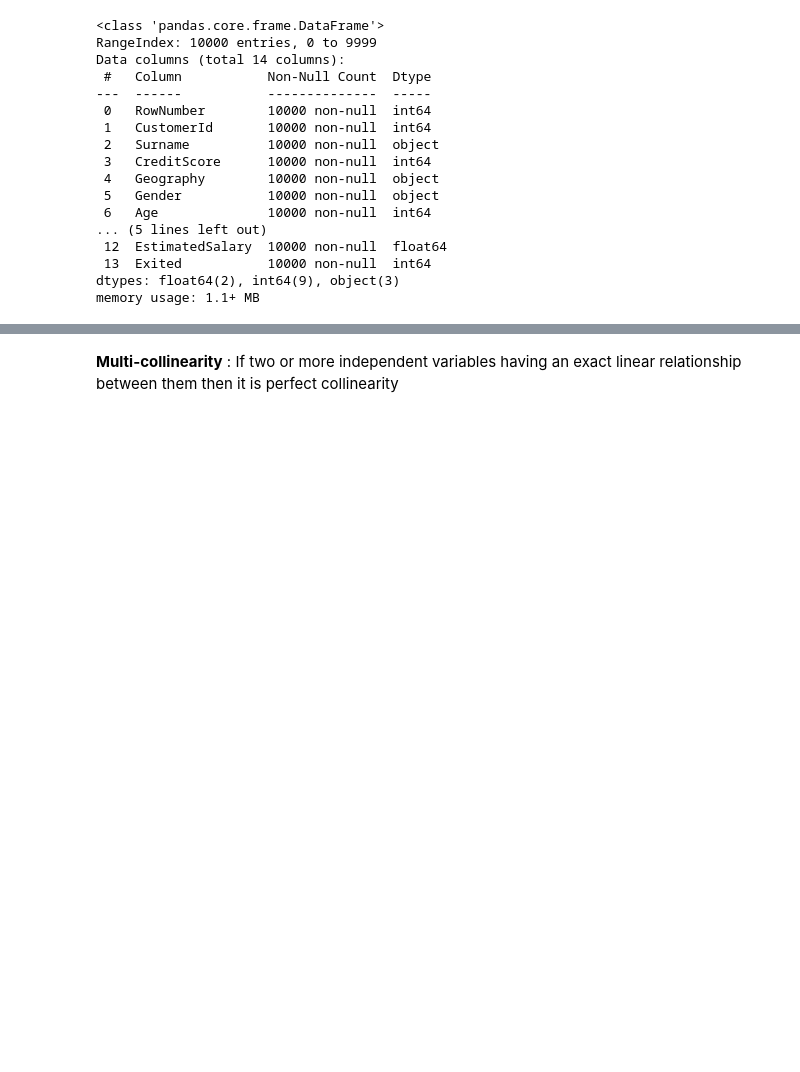
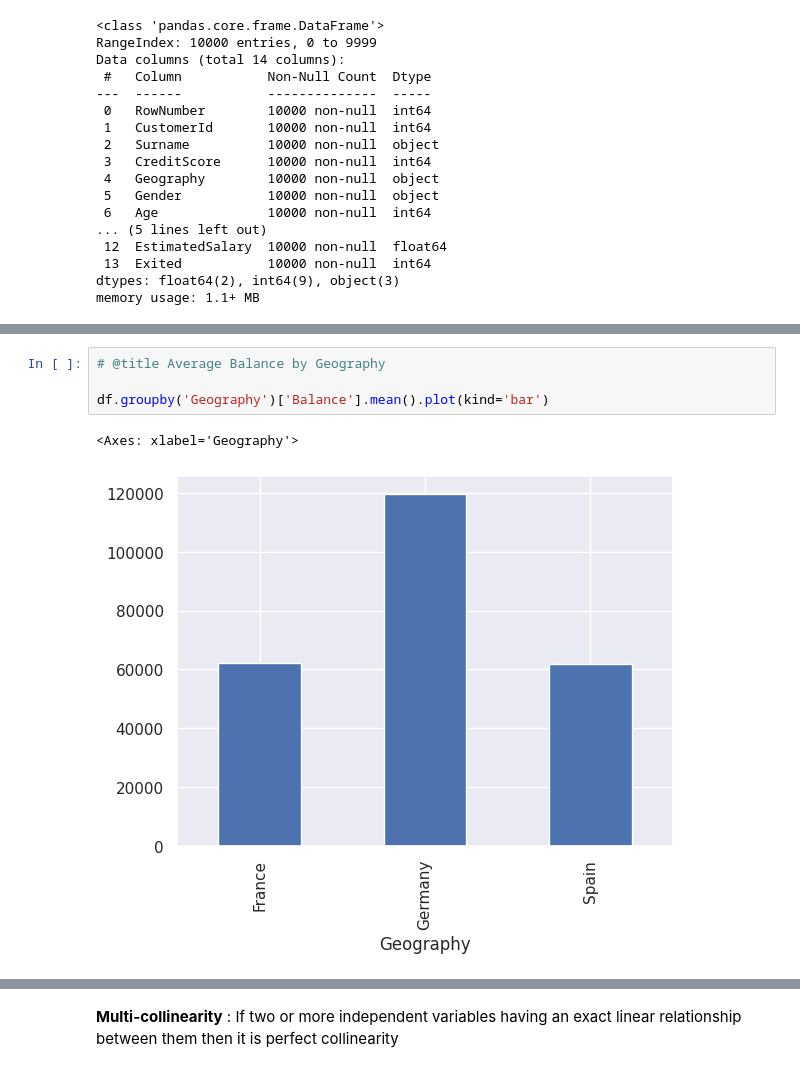
Before and after one commit to Ganesh7134/Bank-cusomer-churn-prediction, a Jupyter notebook: Bank_customer_churn_prediction.ipynb, the cells around one changed output, grey strips where cells are left out. Saved outputs shown, nothing was run; the diff lists cells and outputs as text; blank space fills up the shorter version.

```diff
--- a/Bank_customer_churn_prediction.ipynb
+++ b/Bank_customer_churn_prediction.ipynb
@@ -54,0 +76,7 @@ df.describe() # statistical info
+# %%
+# @title Average Balance by Geography
+
+df.groupby('Geography')['Balance'].mean().plot(kind='bar')
+# %% [output]
+<Axes: xlabel='Geography'>
+[figure, added]
```
Also changed, not shown: parts of 6 cells of this notebook.
